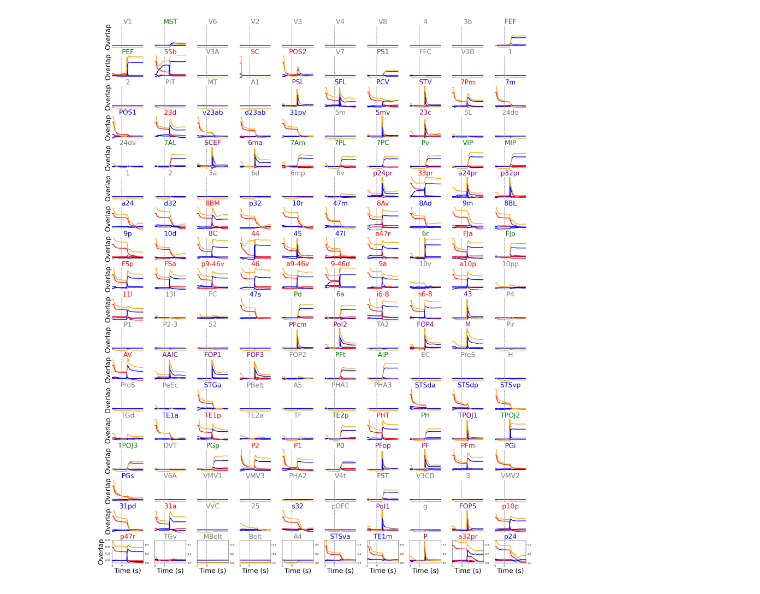
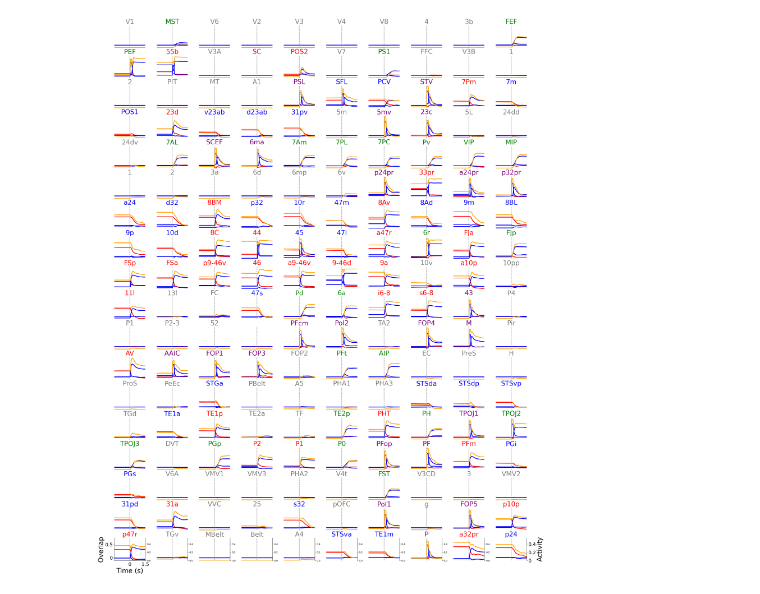
Before and after one commit to ulisespereira/brainwide, a Jupyter notebook: Fig6_human/dynamics.ipynb, the cells around one changed output. Drawn from its saved outputs; the diff is of its cells as text; code cells hidden in the pictures.

```diff
--- a/Fig6_human/dynamics.ipynb
+++ b/Fig6_human/dynamics.ipynb
@@ -149,8 +149,8 @@ connectivity.hebbian_symmetric.update_indexes(inds, amp_inds)
 # %%
 s_stim = 1
 #creating network
-modelparams['period'] = 7.
-modelparams['t_start']=3.5
+modelparams['period'] = 10.
+modelparams['t_start']=5.#3.5
 modelparams['t_stim']= .15
 #modelparams['beta'] = 1.9#1.5
 #modelparams['h0'] = 1.13#1.1
@@ -276,7 +319,7 @@ overlaps = results['overlaps_sym']
 #overlaps_choice = results['overlaps_choice']
 overlaps_rand = results['overlaps_random']
 
-name_grad = 'overlaps_low_rank.pdf'
+name_grad = 'figures/SI_attractors_overlaps_fig_6_human.pdf'
 
 
 
@@ -287,6 +330,9 @@ N_block = modelparams['N_block']
 p = overlaps.shape[2]
 colors = plt.cm.hsv(np.linspace(0,1,N_block))
 #names_ctx, inds_full = names_inds_ctx()
+modelparams['period'] = 10.
+modelparams['t_start']=5.#3.5
+modelparams['t_stim']= .15
 dt = modelparams['dt']
 t_start = modelparams['t_start']
 t_end = overlaps.shape[0] * dt
@@ -313,47 +359,66 @@ for row in ax:
                 color = 'purple'
             else:
                 color = 'grey'
-            col.plot(time, overlaps[:, l, 0, :], lw =lw_ov, color = 'r')
+            col.plot(time, overlaps[:, l, 0, 0], lw =lw_ov, color = 'r')
             col.plot(time, overlaps[:, l, 1, :], lw =lw_ov, color = 'b')
             col.set_title((areas['Row'][l].strip("L_")).strip("_ROI"),fontsize = fs, color=color)
             axij = col.twinx()
             r_mean = np.mean(r_ctx[:, l * N_neu: (l + 1)* N_neu], axis = 1)
             axij.plot(time,  r_mean, color = m_fr_color, lw= lw_ov)
-            axij.set_ylim([0,.5])
-        col.set_xlim([t_start - 2, t_end])
+            axij.set_ylim([0,.55])
+        col.set_xlim([t_start - 1.5, t_start + 1.5])
         col.set_ylim([-.1, .75])
         col.axvline(x=t_start, ymin=0, ymax=200, ls = '--',color='gray')
         if n_col!=0:
             col.set_yticks([])
             col.set_xticks([])
             col.spines['right'].set_visible(False)
             col.spines['top'].set_visible(False)
             col.spines['left'].set_visible(False)
             col.spines['bottom'].set_visible(False)
         if n_row!=17:
             col.set_xticks([])
             col.set_yticks([])
             col.spines['right'].set_visible(False)
             col.spines['top'].set_visible(False)
             col.spines['left'].set_visible(False)
             col.spines['bottom'].set_visible(False)
             axij.set_xticks([])
             axij.set_yticks([])
             axij.spines['right'].set_visible(False)
             axij.spines['top'].set_visible(False)
             axij.spines['left'].set_visible(False)
             axij.spines['bottom'].set_visible(False)
-        if n_col==0:
+        if n_col==0 and n_row==17:
             col.set_ylabel('Overlap', fontsize =fs)
-        if n_row==17:
+            col.set_yticks([0, 0.5])
+            col.set_yticklabels([0, 0.5], fontsize = s_ticks)
             col.set_xlabel('Time (s)', fontsize = fs)
-            col.set_xticks([x for x in np.arange(t_start-2, t_start+2,2)])
-            col.set_xticklabels([x for x in np.arange(-2,2,2)])
+            col.set_xticks([t_start, t_start + 1.5])
+            col.set_xticklabels([0, 1.5], fontsize = s_ticks)
+            col.spines['right'].set_visible(False)
+            col.spines['top'].set_visible(False)
+        if n_col==9 and n_row==17:
+            axij.set_yticks([0, 0.2, 0.4])
+            axij.set_yticklabels([0, 0.2, 0.4], fontsize = s_ticks)
+            axij.set_ylabel('Activity', fontsize =fs)
+            col.set_yticks([])
+            col.set_xticks([])
+            col.spines['top'].set_visible(False)
+            col.spines['left'].set_visible(False)
+            col.spines['bottom'].set_visible(False)
+            col.spines['right'].set_visible(False)
+        if n_col != 18:
+            #axij.spines['right'].set_visible(False)
+            axij.spines['top'].set_visible(False)
+            axij.spines['left'].set_visible(False)
+            axij.spines['bottom'].set_visible(False)
+           # axij.set_yticks([])
         l+=1
         n_col+=1
     n_row+=1
 #plt.savefig(str_ov, bbox_inches='tight')
 #plt.close()
 plt.savefig(name_grad, bbox_inches='tight')
 # %% [output]
-[figure, old version]
+[figure, new version]
```
Also changed, not shown: parts of 18 cells of this notebook, 1 other file.
